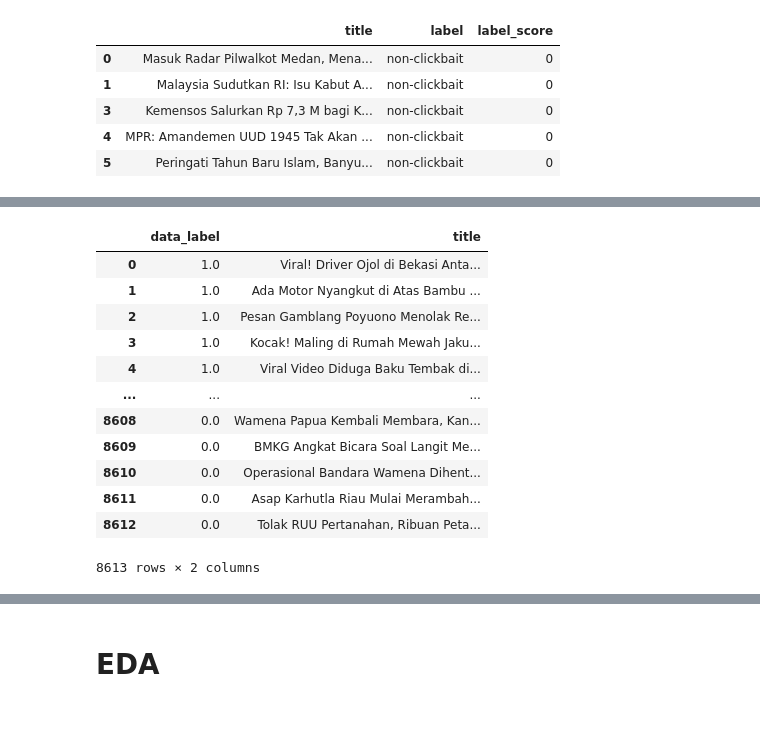
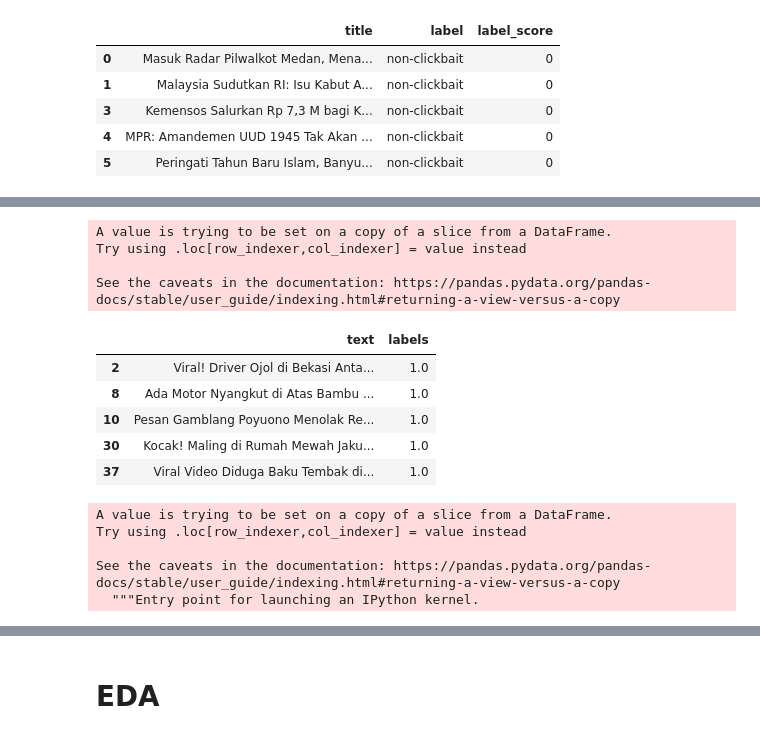
Before and after one commit to nurrizkyimani/nlp-clickbait-transfers, a Jupyter notebook: project_transfer.ipynb, the cells around one changed output, grey strips where cells are left out. Saved outputs shown, nothing was run; the diff lists cells and outputs as text; code cells hidden in the pictures.

Commit message:
add refactor for data

```diff
--- a/project_transfer.ipynb
+++ b/project_transfer.ipynb
@@ -101,19 +103,42 @@ d_all = df_both_clean
 cols = d_all.columns.tolist()
 cols = cols[-1:] + cols[:-1]
 d_all = d_all[cols]
-# %%
-d_all
-# %% [output]
-|  | data_label | title |
-| 0 | 1.0 | Viral! Driver Ojol di Bekasi Anta... |
-| 1 | 1.0 | Ada Motor Nyangkut di Atas Bambu ... |
-| 2 | 1.0 | Pesan Gamblang Poyuono Menolak Re... |
-| 3 | 1.0 | Kocak! Maling di Rumah Mewah Jaku... |
-| 4 | 1.0 | Viral Video Diduga Baku Tembak di... |
-| ... | ... | ... |
-| 8608 | 0.0 | Wamena Papua Kembali Membara, Kan... |
-| 8609 | 0.0 | BMKG Angkat Bicara Soal Langit Me... |
-| 8610 | 0.0 | Operasional Bandara Wamena Dihent... |
-| 8611 | 0.0 | Asap Karhutla Riau Mulai Merambah... |
-| 8612 | 0.0 | Tolak RUU Pertanahan, Ribuan Peta... |
-8613 rows × 2 columns
+# %%
+# df for clickbait turn into d_neg
+df_clickbait['data_label'] = np.where(df_clickbait['label'] == "clickbait", 1, 0)
+df_click_clean = df_clickbait.drop('label_score', axis=1)
+df_click_clean['data_label'] = df_click_clean["data_label"].astype(float)
+df_click_clean = df_click_clean.drop('label', axis=1)
+
+d_pos = df_click_clean
+d_pos.columns = ['text', 'labels']
+d_c = d_pos
+# %% [output]
+A value is trying to be set on a copy of a slice from a DataFrame.
+Try using .loc[row_indexer,col_indexer] = value instead
+
+See the caveats in the documentation: https://pandas.pydata.org/pandas-docs/stable/user_guide/indexing.html#returning-a-view-versus-a-copy
+# %%
+d_pos.head()
+# %% [output]
+|  | text | labels |
+| 2 | Viral! Driver Ojol di Bekasi Anta... | 1.0 |
+| 8 | Ada Motor Nyangkut di Atas Bambu ... | 1.0 |
+| 10 | Pesan Gamblang Poyuono Menolak Re... | 1.0 |
+| 30 | Kocak! Maling di Rumah Mewah Jaku... | 1.0 |
+| 37 | Viral Video Diduga Baku Tembak di... | 1.0 |
+# %%
+df_nonclickbait['data_label'] = np.where(df_nonclickbait['label'] == "non-clickbait", 0, 1)
+df_nonclick_clean = df_nonclickbait.drop('label_score', axis=1)
+df_nonclick_clean['data_label'] = df_nonclick_clean["data_label"].astype(float)
+df_nonclick_clean = df_nonclick_clean.drop('label', axis=1)
+
+d_neg = df_nonclick_clean
+d_neg.columns = ['text', 'labels']
+d_nc = d_neg
+# %% [output]
+A value is trying to be set on a copy of a slice from a DataFrame.
+Try using .loc[row_indexer,col_indexer] = value instead
+
+See the caveats in the documentation: https://pandas.pydata.org/pandas-docs/stable/user_guide/indexing.html#returning-a-view-versus-a-copy
+  """Entry point for launching an IPython kernel.
```
Also changed, not shown: parts of 7 cells of this notebook.
